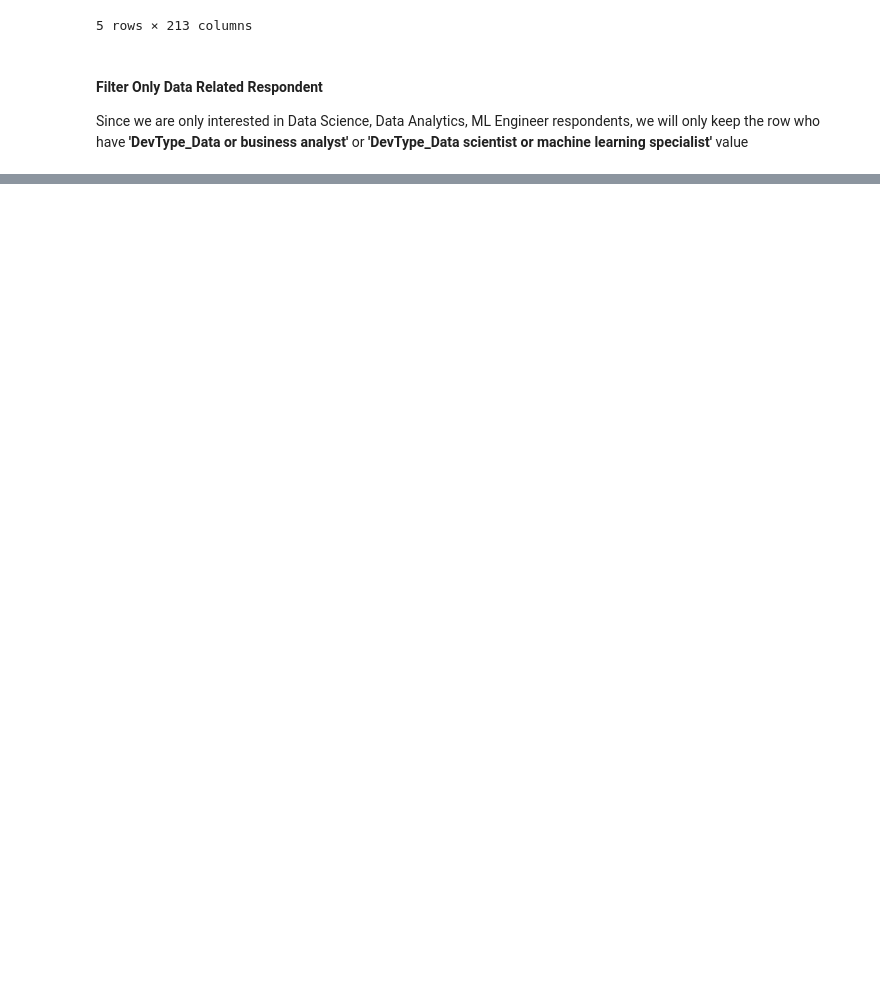
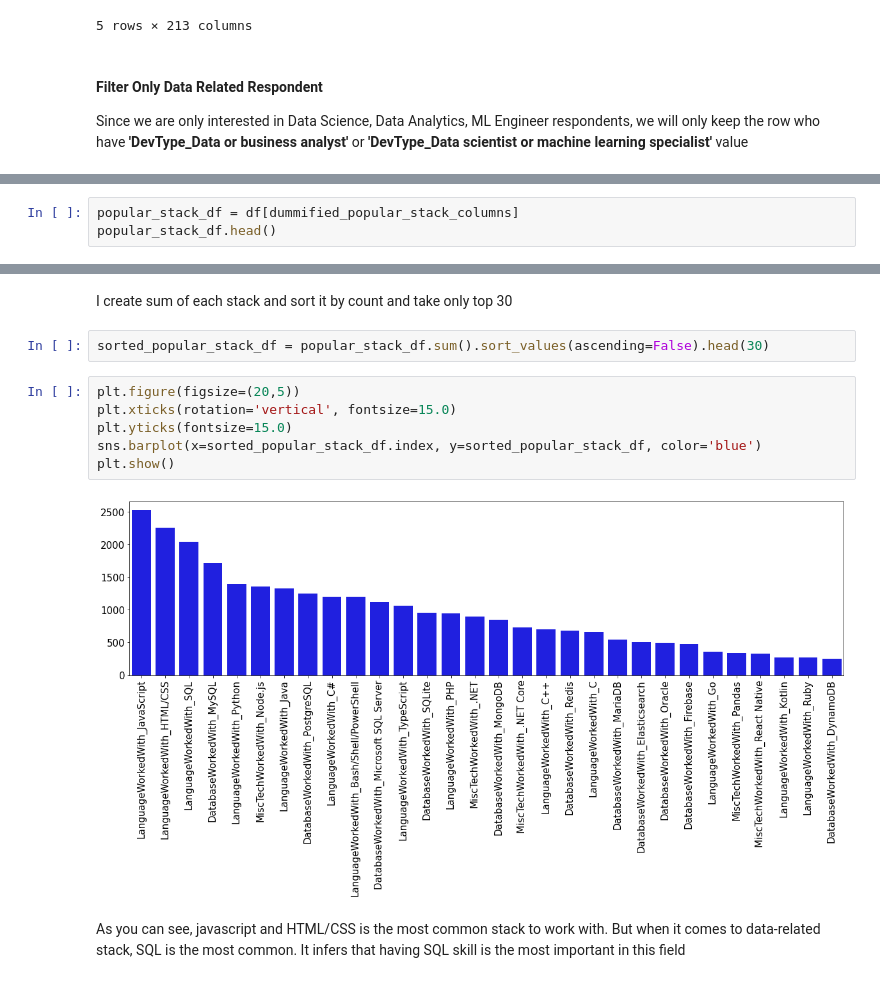
Before and after one commit to fahmiduldul/ds-blog-post, a Jupyter notebook: main.ipynb, the cells around one changed output, grey strips where cells are left out. Saved outputs shown, nothing was run; the diff lists cells and outputs as text; blank space fills up the shorter version.

```diff
--- a/main.ipynb
+++ b/main.ipynb
@@ -183,0 +214,3 @@ df.head()
+# %%
+popular_stack_df = df[dummified_popular_stack_columns]
+popular_stack_df.head()
@@ -183,0 +224,14 @@ df.head()
+# %% [markdown]
+I create sum of each stack and sort it by count and take only top 30
+# %%
+sorted_popular_stack_df = popular_stack_df.sum().sort_values(ascending=False).head(30)
+# %%
+plt.figure(figsize=(20,5))
+plt.xticks(rotation='vertical', fontsize=15.0)
+plt.yticks(fontsize=15.0)
+sns.barplot(x=sorted_popular_stack_df.index, y=sorted_popular_stack_df, color='blue')
+plt.show()
+# %% [output]
+[figure, added]
+# %% [markdown]
+As you can see, javascript and HTML/CSS is the most common stack to work with. But when it comes to data-related stack, SQL is the most common. It infers that having SQL skill is the most important in this field
```
Also changed, not shown: parts of 15 cells of this notebook.
